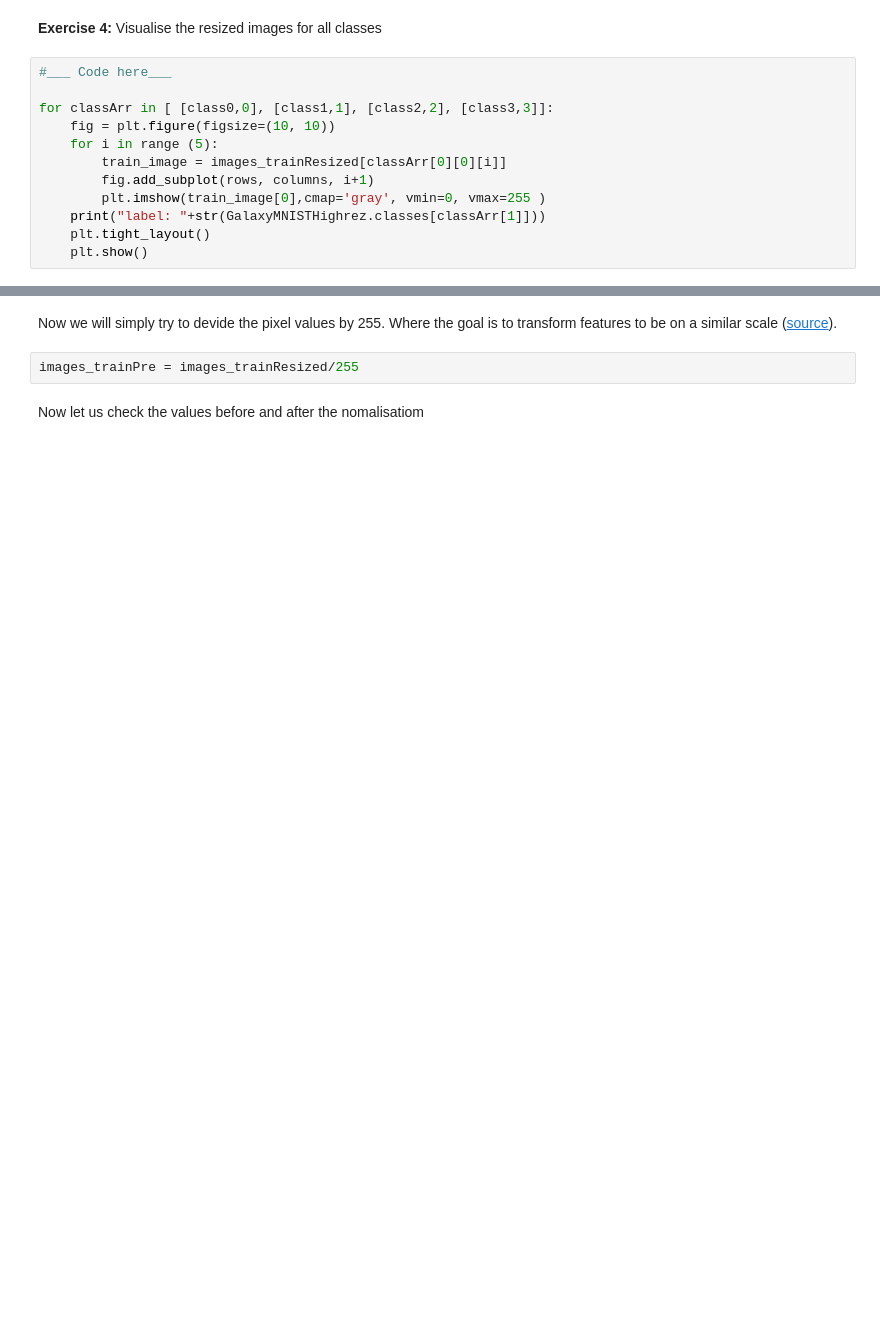
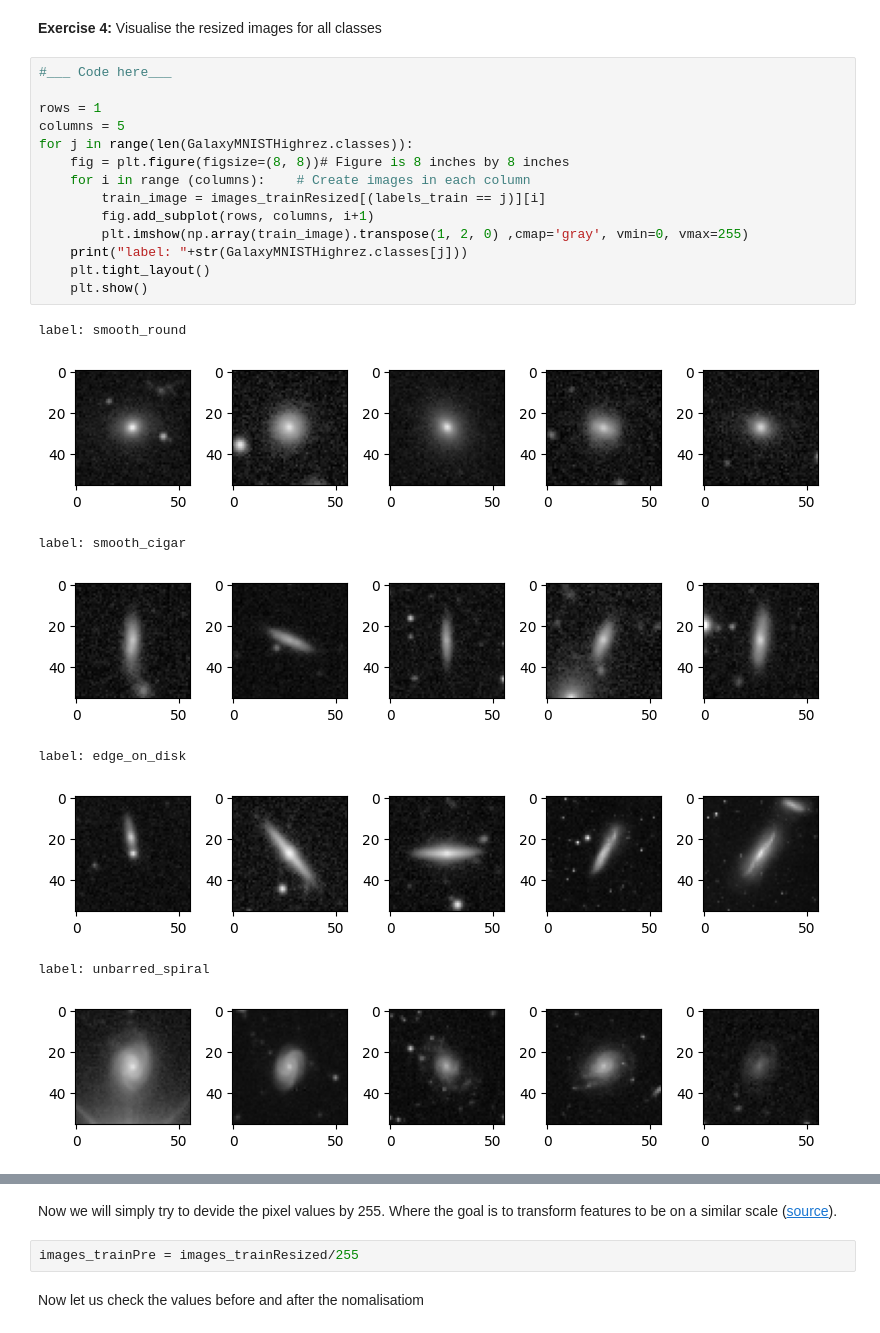
Before and after one commit to ezrafielding/galaxy-cluster, a Jupyter notebook: 1-PreProcessing.ipynb, the cells around one changed output, grey strips where cells are left out. Cells and saved outputs as stored; diff of their text form; blank space fills up the shorter version.

```diff
--- a/1-PreProcessing.ipynb
+++ b/1-PreProcessing.ipynb
@@ -206,12 +231,23 @@ Visualise the resized images for all classes
 # %%
 #___ Code here___
 
-for classArr in [ [class0,0], [class1,1], [class2,2], [class3,3]]:
-    fig = plt.figure(figsize=(10, 10))
-    for i in range (5):
-        train_image = images_trainResized[classArr[0][0][i]]
+rows = 1
+columns = 5
+for j in range(len(GalaxyMNISTHighrez.classes)):
+    fig = plt.figure(figsize=(8, 8))# Figure is 8 inches by 8 inches
+    for i in range (columns):    # Create images in each column
+        train_image = images_trainResized[(labels_train == j)][i]
         fig.add_subplot(rows, columns, i+1)
-        plt.imshow(train_image[0],cmap='gray', vmin=0, vmax=255 )
-    print("label: "+str(GalaxyMNISTHighrez.classes[classArr[1]]))
+        plt.imshow(np.array(train_image).transpose(1, 2, 0) ,cmap='gray', vmin=0, vmax=255)
+    print("label: "+str(GalaxyMNISTHighrez.classes[j]))
     plt.tight_layout()
     plt.show()
+# %% [output]
+label: smooth_round
+[figure, added]
+label: smooth_cigar
+[figure, added]
+label: edge_on_disk
+[figure, added]
+label: unbarred_spiral
+[figure, added]
```
Also changed, not shown: parts of 21 cells of this notebook, 1 other file.
